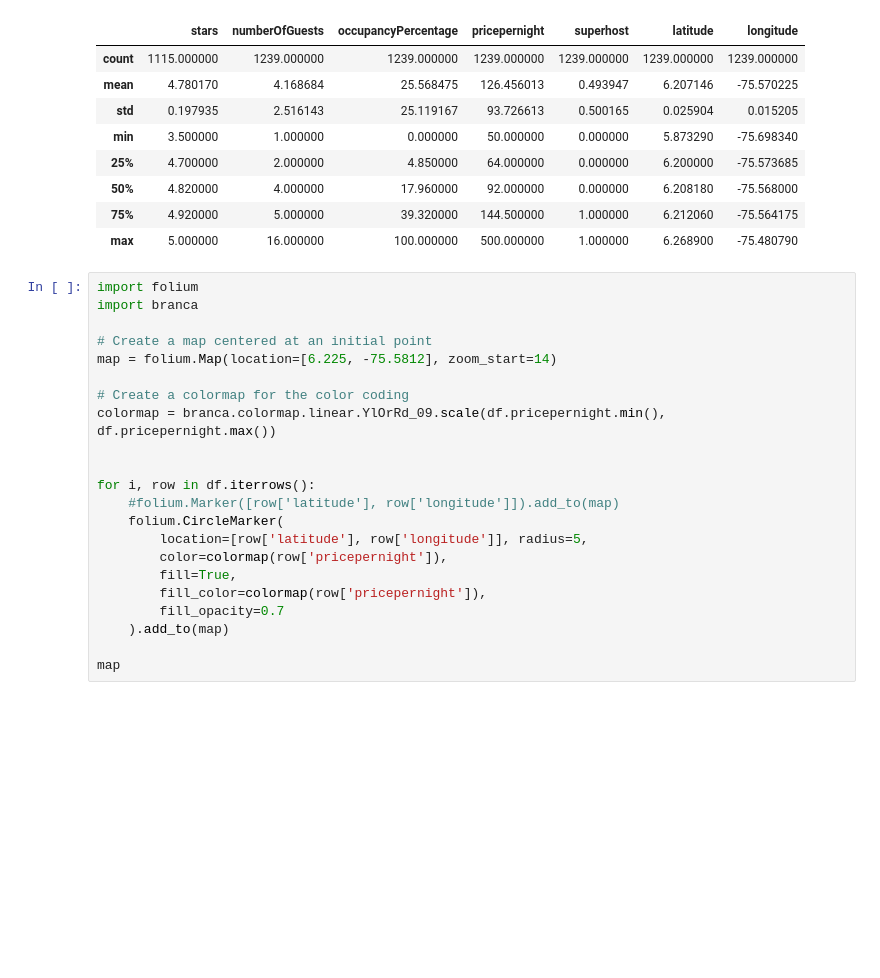
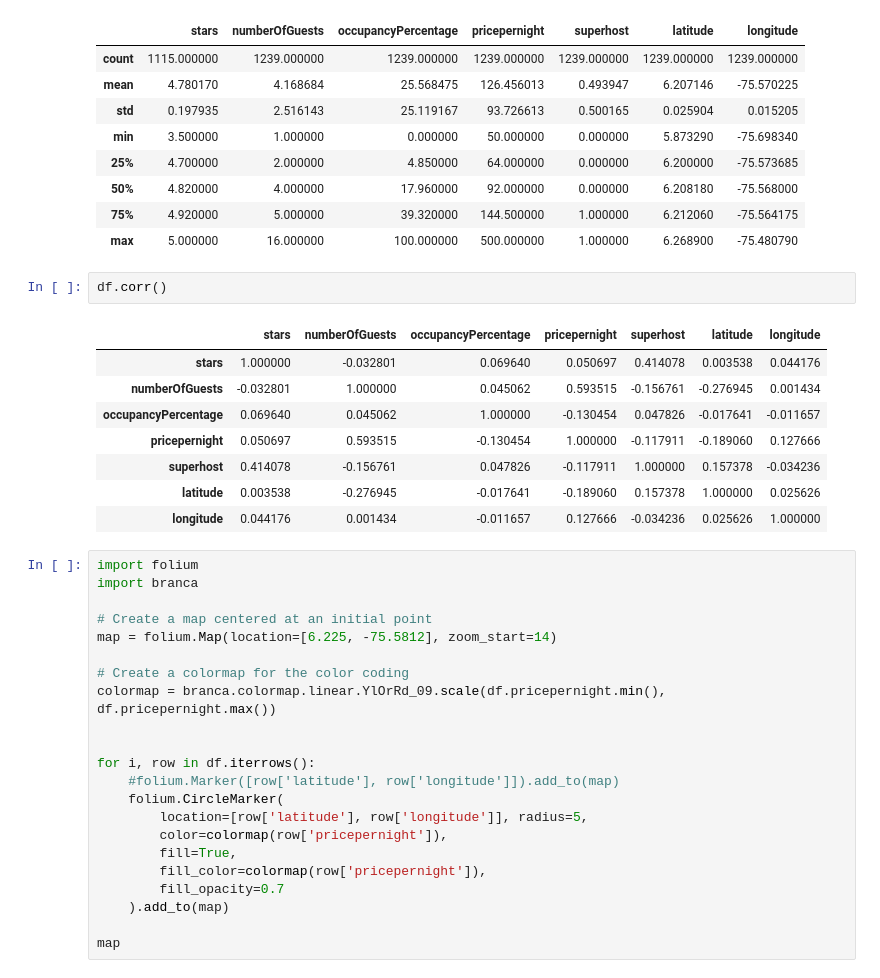
Before and after one commit to manuelarcer/airbnylizer, a Jupyter notebook: eda.ipynb, the cells around one changed output. Drawn from its saved outputs; the diff is of its cells as text; blank space fills up the shorter version.

```diff
--- a/eda.ipynb
+++ b/eda.ipynb
@@ -109,6 +105,17 @@ df.describe()
 | 50% | 4.820000 | 4.000000 | 17.960000 | 92.000000 | 0.000000 | 6.208180 | -75.568000 |
 | 75% | 4.920000 | 5.000000 | 39.320000 | 144.500000 | 1.000000 | 6.212060 | -75.564175 |
 | max | 5.000000 | 16.000000 | 100.000000 | 500.000000 | 1.000000 | 6.268900 | -75.480790 |
+# %%
+df.corr()
+# %% [output]
+|  | stars | numberOfGuests | occupancyPercentage | pricepernight | superhost | latitude | longitude |
+| stars | 1.000000 | -0.032801 | 0.069640 | 0.050697 | 0.414078 | 0.003538 | 0.044176 |
+| numberOfGuests | -0.032801 | 1.000000 | 0.045062 | 0.593515 | -0.156761 | -0.276945 | 0.001434 |
+| occupancyPercentage | 0.069640 | 0.045062 | 1.000000 | -0.130454 | 0.047826 | -0.017641 | -0.011657 |
+| pricepernight | 0.050697 | 0.593515 | -0.130454 | 1.000000 | -0.117911 | -0.189060 | 0.127666 |
+| superhost | 0.414078 | -0.156761 | 0.047826 | -0.117911 | 1.000000 | 0.157378 | -0.034236 |
+| latitude | 0.003538 | -0.276945 | -0.017641 | -0.189060 | 0.157378 | 1.000000 | 0.025626 |
+| longitude | 0.044176 | 0.001434 | -0.011657 | 0.127666 | -0.034236 | 0.025626 | 1.000000 |
 # %%
 import folium
 import branca
```
Also changed, not shown: parts of 4 cells of this notebook.
